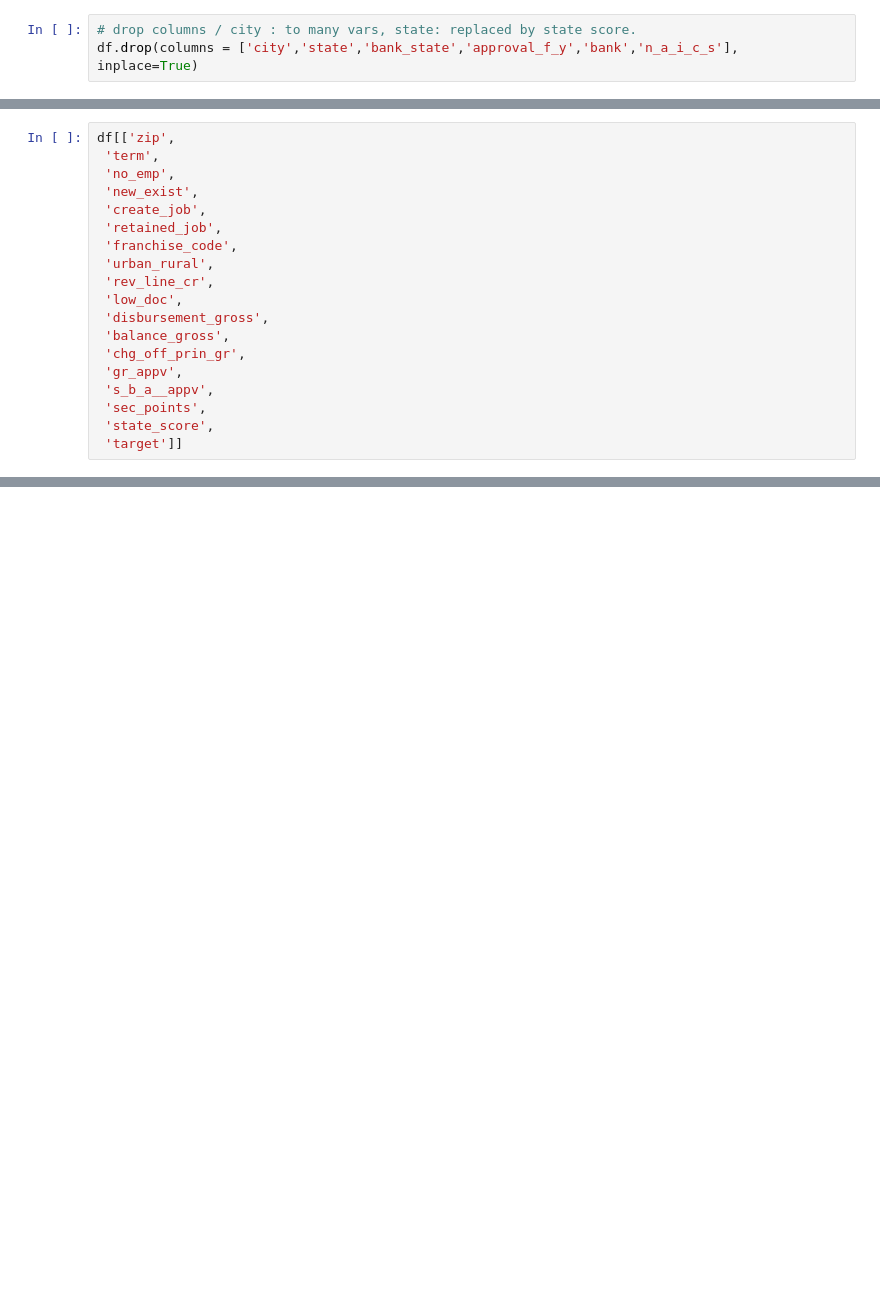
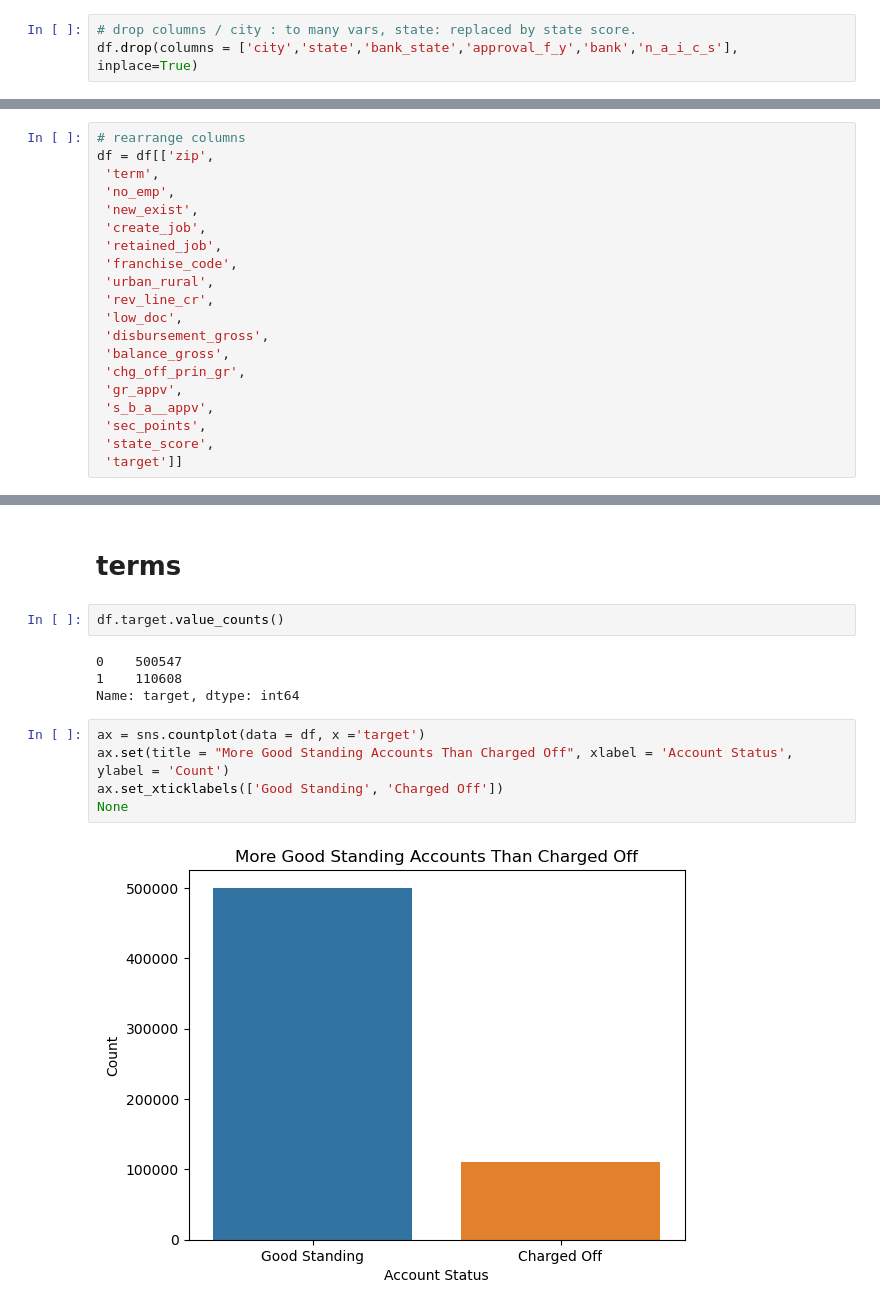
Before and after one commit to brandontnavarrete/SBA-Loan-Approval, a Jupyter notebook: Explore.ipynb, the cells around one changed output, grey strips where cells are left out. Cells and saved outputs as stored; diff of their text form; blank space fills up the shorter version.

Commit message:
files and visuals added

```diff
--- a/Explore.ipynb
+++ b/Explore.ipynb
@@ -246,5 +246,6 @@ df['low_doc'] = df['low_doc'].replace({'N': 0, 'Y': 1})
 # %%
-df[['zip',
+# rearrange columns
+df = df[['zip',
  'term',
  'no_emp',
  'new_exist',
@@ -280,0 +281,15 @@ df.to_csv('modeling_feats.csv')
+# %% [markdown]
+# terms
+# %%
+df.target.value_counts()
+# %% [output]
+0    500547
+1    110608
+Name: target, dtype: int64
+# %%
+ax = sns.countplot(data = df, x ='target')
+ax.set(title = "More Good Standing Accounts Than Charged Off", xlabel = 'Account Status', ylabel = 'Count')
+ax.set_xticklabels(['Good Standing', 'Charged Off'])
+None
+# %% [output]
+[figure, added]
```
Also changed, not shown: parts of 21 cells of this notebook, 2 other files.
